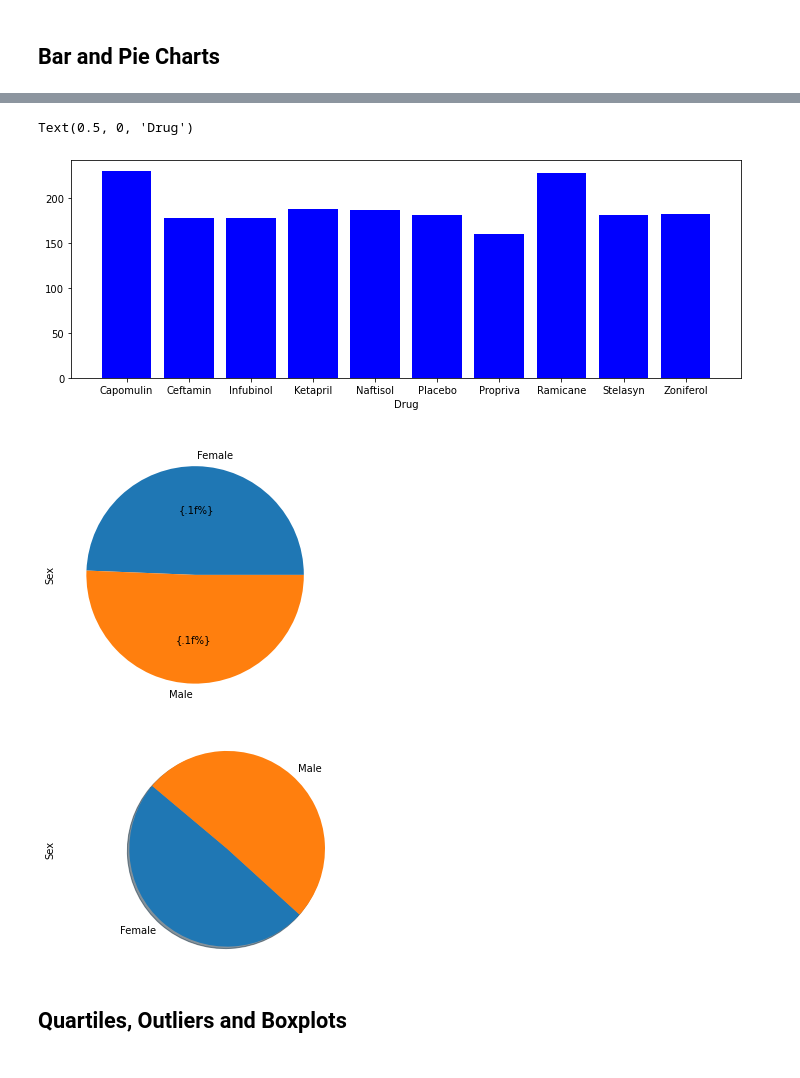
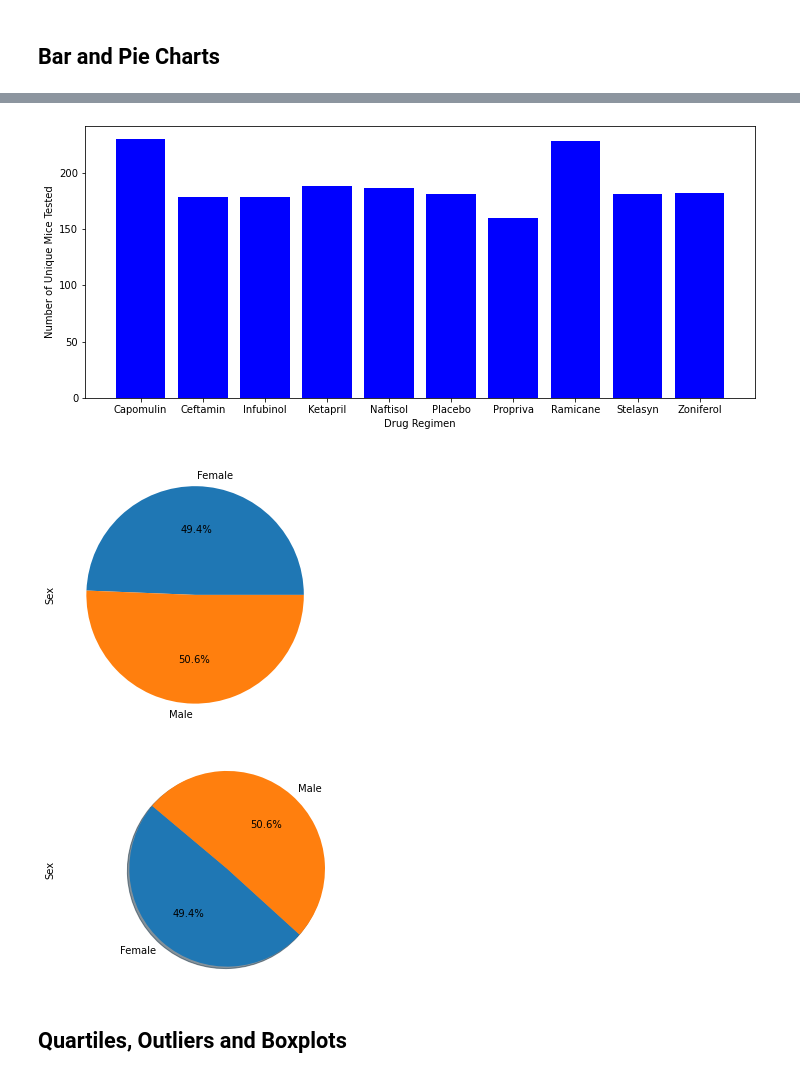
Before and after one commit to johnclos/matplotlib-challenge, a Jupyter notebook: Pymaceuticals/pymaceuticals_starter-mine.ipynb, the cells around one changed output, grey strips where cells are left out. Cells and saved outputs as stored; diff of their text form; code cells hidden in the pictures.

```diff
--- a/Pymaceuticals/pymaceuticals_starter-mine.ipynb
+++ b/Pymaceuticals/pymaceuticals_starter-mine.ipynb
@@ -72,9 +50,11 @@ mouse_study_dupcnt_df
 # %%
 # Optional: Get all the data for the duplicate mouse ID.
 # %%
-# Create a clean DataFrame by dropping the duplicate mouse by its ID.
+# Create a clean DataFrame by dropping the duplicate mouse by its ID
+# Combine the data into a single dataset
+mouse_study_combine_df = pd.merge(mouse_metadata, study_results, on="Mouse ID", how="outer")
 mouse_study_combine_nodup_df = mouse_study_combine_df.drop_duplicates()
-mouse_study_combine_nodup_df.to_csv('mouse_study_combine_nodup_df.csv')
+
 mouse_study_combine_nodup_df
 # %% [output]
 |  | Mouse ID | Drug Regimen | Sex | Age_months | Weight (g) | Timepoint | Tumor Volume (mm3) | ... |
@@ -175,13 +158,15 @@ plt.show()
 # %%
 # Generate a bar plot showing the total number of unique mice tested on each drug regimen using pyplot.
 
-plt.figure(figsize=(12,4))
+plt.figure(figsize=(12,5))
 
 plt.bar(mouse_study_DrugReg_list, mouse_study_groupby_Reg_MousCnt_df, color='b', align='center');
-plt.xlabel("Drug")
+plt.xlabel("Drug Regimen")
+plt.ylabel("Number of Unique Mice Tested")
+
+plt.show()
 # %% [output]
-Text(0.5, 0, 'Drug')
-[figure, old version]
+[figure, new version]
 # %%
 # Generate a pie plot showing the distribution of female versus male mice using pandas
 
@@ -191,26 +176,24 @@ mouse_study_groupby_sex_MousCnt_list = mouse_study_groupby_sex_df['Sex'].count()
 
 mouse_study_groupby_sex_list = mouse_study_groupby_sex_MousCnt_list.index
 
-plot = mouse_study_groupby_sex_MousCnt_list.plot.pie(y='Count', figsize=(5, 5), autopct="{.1f%%}")
+plot = mouse_study_groupby_sex_MousCnt_list.plot.pie(y='Count', figsize=(5, 5), autopct = '%1.1f%%')
 mouse_study_groupby_sex_list
 
 plt.show()
 # %% [output]
-[figure, old version]
+[figure, new version]
 # %%
 # Generate a pie plot showing the distribution of female versus male mice using pyplot
 
 
 plt.pie(mouse_study_groupby_sex_MousCnt_list, labels=mouse_study_groupby_sex_list,
-        shadow=True, startangle=140)
+        shadow=True, startangle=140, autopct = '%1.1f%%')
 # Create axes which are equal so we have a perfect circle
 plt.axis("equal")
 plt.ylabel("Sex")
-# Save an image of our chart and print the final product to the screen
-#plt.savefig("../Images/PyPies.png")
 plt.show()
 # %% [output]
-[figure, old version]
+[figure, new version]
 # %% [markdown]
 ## Quartiles, Outliers and Boxplots
 # %%
```
Also changed, not shown: parts of 8 cells of this notebook.
